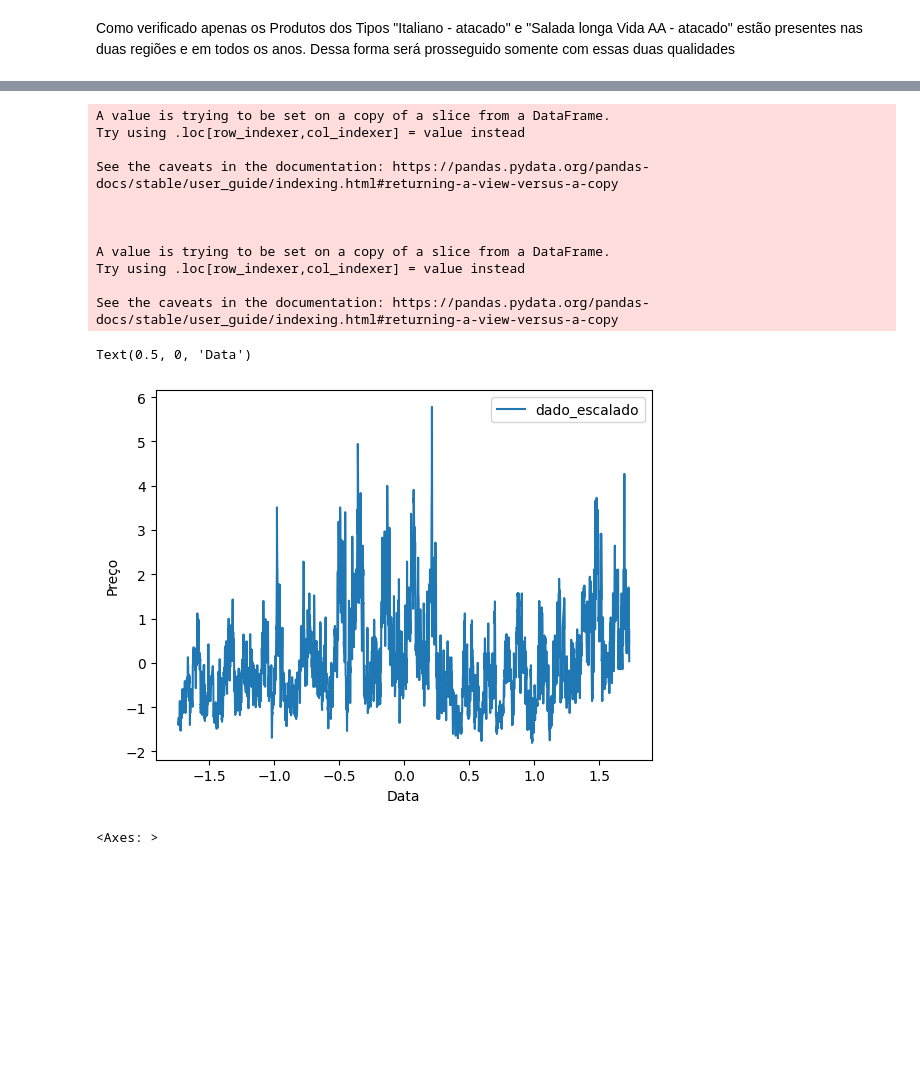
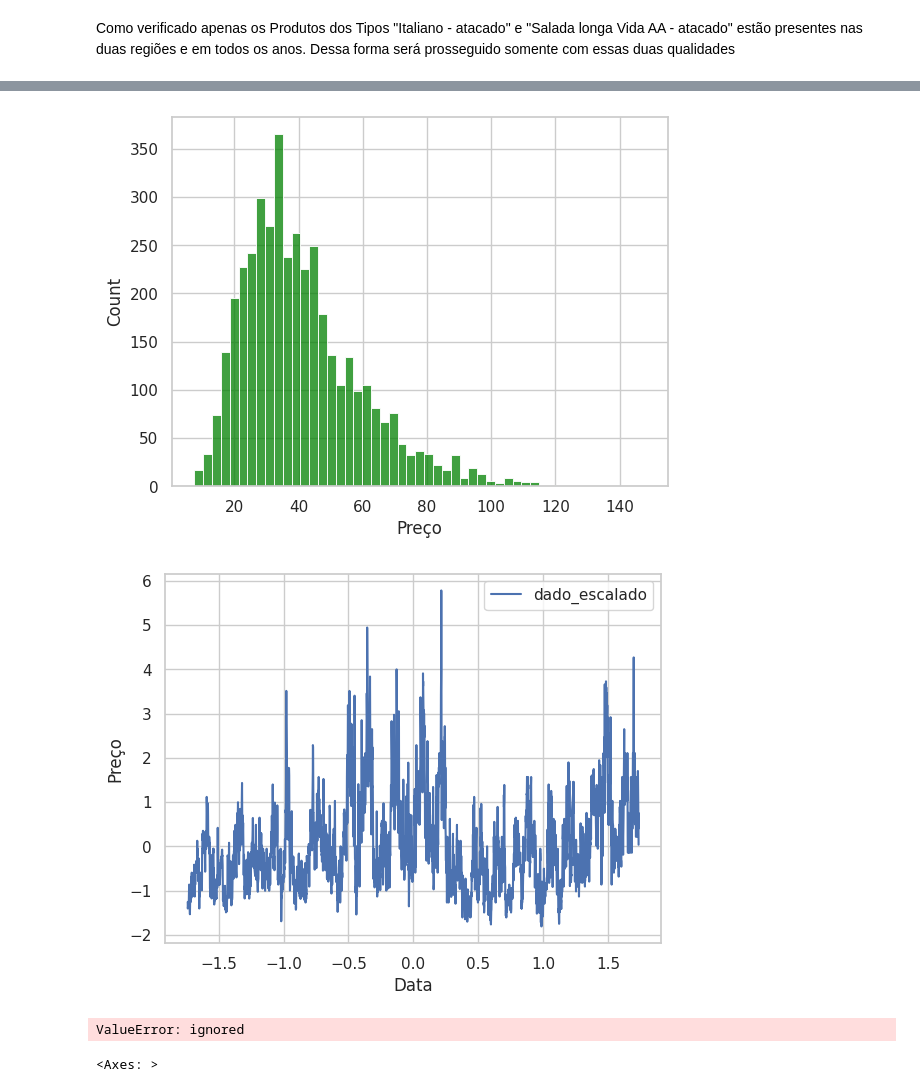
Before and after one commit to Arilson-X/C318-tomato-price-forecast, a Jupyter notebook: Apresentação_C318.ipynb, the cells around one changed output, grey strips where cells are left out. Cells and saved outputs as stored; diff of their text form; code cells hidden in the pictures; blank space fills up the shorter version.

```diff
--- a/Apresentação_C318.ipynb
+++ b/Apresentação_C318.ipynb
@@ -168,7 +263,7 @@ df_campinas.info()
 df_sao_paulo.drop_duplicates(inplace = True)
 df_sao_paulo = escalona_df(df_sao_paulo)
 df_sao_paulo = aumento_e_acelaracao(df_sao_paulo)
-df_sao_paulo.drop(axis=1,columns=['index','Moeda'],inplace=True)
+df_sao_paulo.drop(axis=1,columns=['index','Moeda',],inplace=True)
 df_sao_paulo.info()
 # %% [output]
 <class 'pandas.core.frame.DataFrame'>
@@ -280,30 +505,44 @@ dado_escalado_sp_salada_AA = sc.transform(df_preco_sp_salada_AA)
+# %%
+sns.histplot(x=df_sp_italiano['Preço'], color='green')
+plt.show()
+# %% [output]
+[figure, added]
 # %%
 df_sp_italiano = df_sao_paulo.loc[df_sao_paulo['Produto'] == "Italiano - atacado"]
 df_sp_italiano['Data'] = pd.to_datetime(df_sp_italiano['Data'])
 df_sp_italiano['Data'] = pd.to_numeric(df_sp_italiano['Data'])
 df_preco_sp_italiano = df_sp_italiano[['Data','Preço']]
 sc = StandardScaler()
 sc.fit(df_preco_sp_italiano)
 dado_escalado_sp_italiano = sc.transform(df_preco_sp_italiano)
 x = dado_escalado_sp_italiano[:,0]
 y = dado_escalado_sp_italiano[:,1]
 sns.lineplot(x=x,y=y,label='dado_escalado')
 plt.ylabel('Preço')
 plt.xlabel('Data')
+x = x.reshape(1, -1)
+y = y.reshape(1, -1)
 # %% [output]
-A value is trying to be set on a copy of a slice from a DataFrame.
-Try using .loc[row_indexer,col_indexer] = value instead
-
-See the caveats in the documentation: https://pandas.pydata.org/pandas-docs/stable/user_guide/indexing.html#returning-a-view-versus-a-copy
-
-
-
-A value is trying to be set on a copy of a slice from a DataFrame.
-Try using .loc[row_indexer,col_indexer] = value instead
-
-See the caveats in the documentation: https://pandas.pydata.org/pandas-docs/stable/user_guide/indexing.html#returning-a-view-versus-a-copy
-Text(0.5, 0, 'Data')
-[figure, old version]
+[figure, new version]
+# %%
+models={
+ 'LinearRegression':LinearRegression(),
+ 'Lasso':Lasso(),
+ 'Ridge':Ridge(),
+ 'GradientBoostingRegressor':GradientBoostingRegressor(),
+ 'AdaBoostRegressor':AdaBoostRegressor(),
+ 'RandomForestRegressor':RandomForestRegressor(),
+ 'KneghborsRegressor':KNeighborsRegressor()
+}
+for name, model in models.items():
+  scores=cross_val_score(model,x,y,scoring='neg_mean_squared_error',cv=10,n_jobs=-1)
+  print('ss validaton model:{}'.format(name))
+  rmse=np.sqrt(-scores)
+  rmse_avarage=np.mean(rmse)
+  print('AVARAGE RMSE:',rmse_avarage)
+  print('-'*120)
+# %% [output]
+ValueError: ignored
 # %%
 tamanho_treino = int(len(dado_escalado_sp_italiano)*0.8)
 tamano_teste = len(dado_escalado_sp_italiano) - tamanho_treino
```
Also changed, not shown: parts of 40 cells of this notebook, 1 other file.
